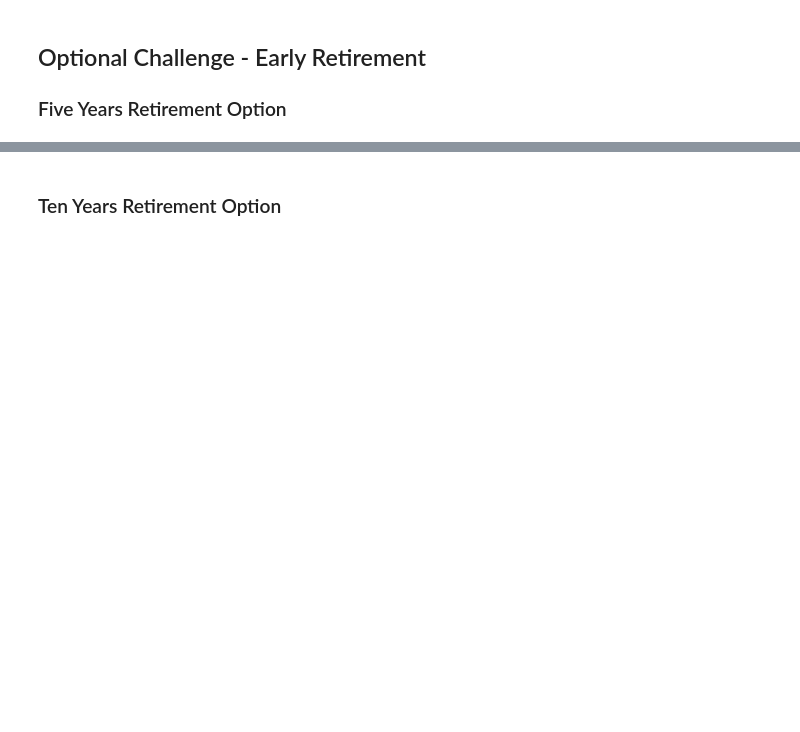
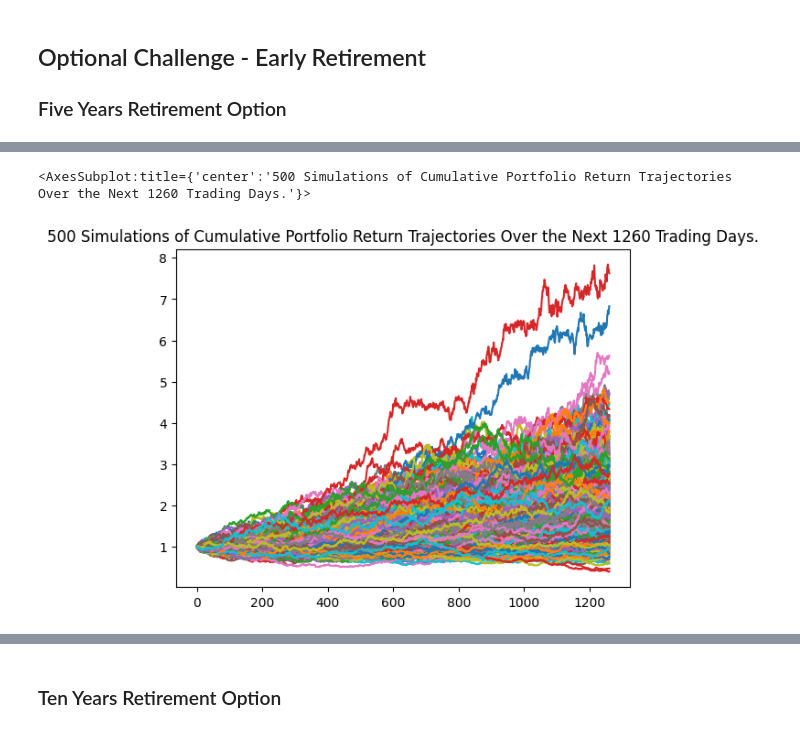
Before and after one commit to jdfwsp/financial_planning, a Jupyter notebook: financial-planner.ipynb, the cells around one changed output, grey strips where cells are left out. Saved outputs shown, nothing was run; the diff lists cells and outputs as text; code cells hidden in the pictures; blank space fills up the shorter version.

```diff
--- a/financial-planner.ipynb
+++ b/financial-planner.ipynb
@@ -308,4 +307,8 @@ There is a 95% chance that an initial investment of $30000.0 in the portfolio ov
 
 
 ### Five Years Retirement Option
+# %%
+# Configuring a Monte Carlo simulation to forecast 5 years cumulative returns
+# YOUR CODE HERE!
+mc_sim_5 = MCSimulation(df_stock_data, [.1, .9], 500, 252 * 5)
 # %%
@@ -317,6 +349,10 @@ There is a 95% chance that an initial investment of $30000.0 in the portfolio ov
 # %%
 # Plot simulation outcomes
 # YOUR CODE HERE!
+mc_sim_5.plot_simulation()
+# %% [output]
+<AxesSubplot:title={'center':'500 Simulations of Cumulative Portfolio Return Trajectories Over the Next 1260 Trading Days.'}>
+[figure, added]
 # %%
 # Plot probability distribution and confidence intervals
 # YOUR CODE HERE!
```
Also changed, not shown: parts of 26 cells of this notebook.
